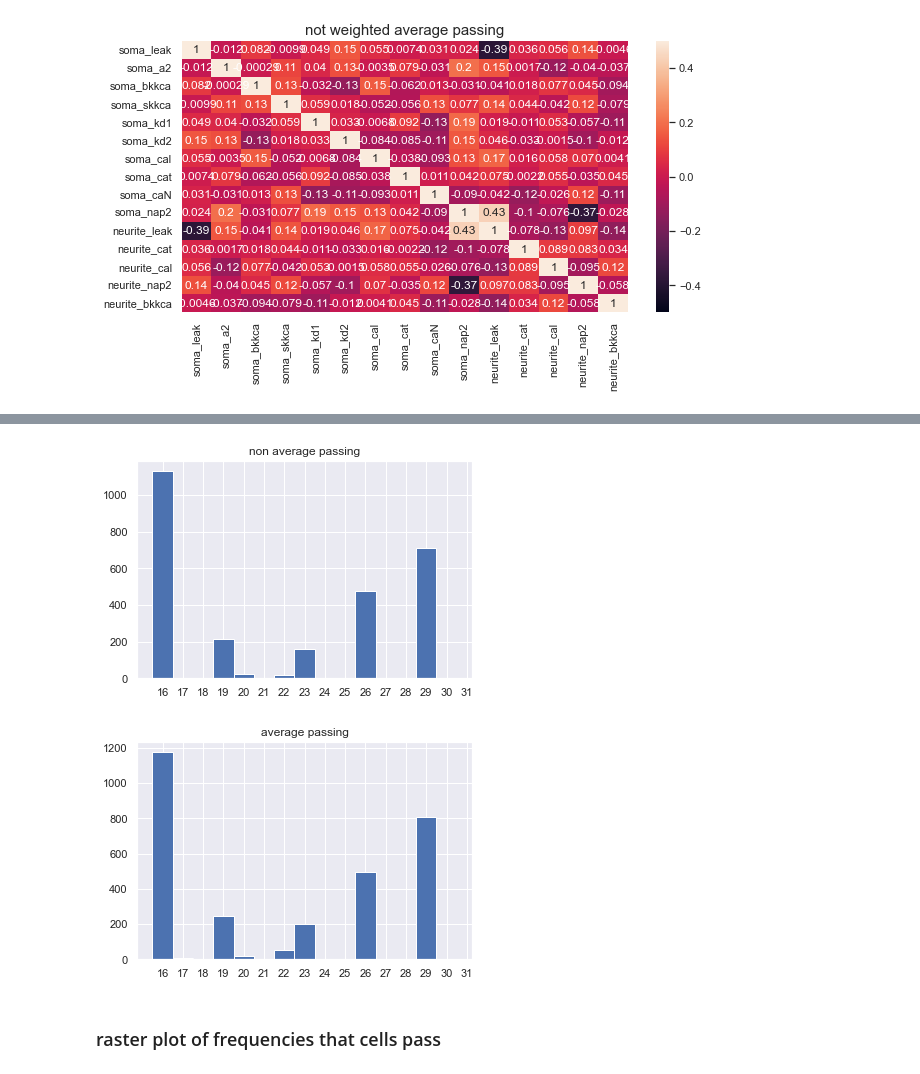
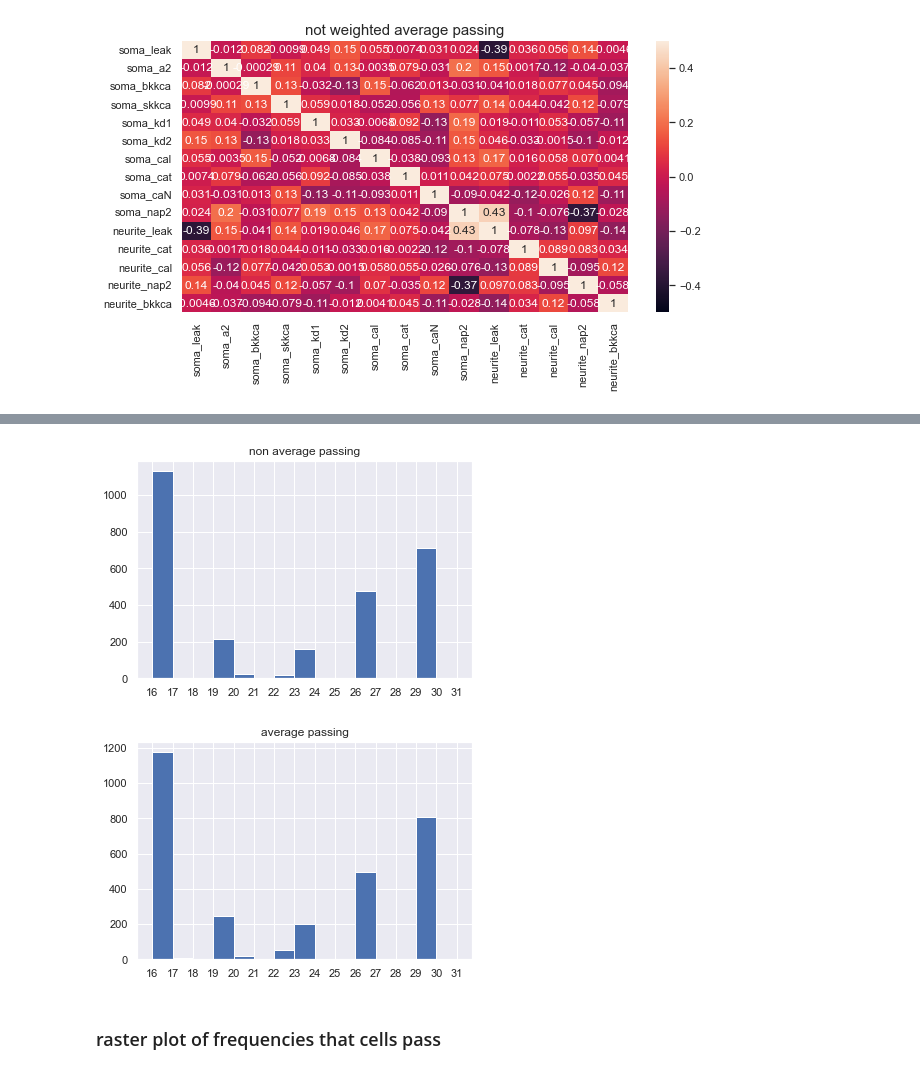
Before and after one commit to ddopp4877/CGProjectpub, a Jupyter notebook: Checkruns.ipynb, the cells around one changed output, grey strips where cells are left out. Saved outputs shown, nothing was run; the diff lists cells and outputs as text; code cells hidden in the pictures.

```diff
--- a/Checkruns.ipynb
+++ b/Checkruns.ipynb
@@ -325,3 +315,22 @@ plt.show()
+# %%
+#get the averaged networks which pass
+LV3passParamsAVG = np.array(pd.read_pickle(r"C:\Users\ddopp\source\repos\CGresults\AVG\output\LV3\passParamsRepeat.pkl"))
+codedAVG = np.loadtxt(r"C:\Users\ddopp\source\repos\CGresults\AVG\output\LV3\LV3RejectionResults.txt")
+[a,b] = codedAVG.shape
+netPassAVGI = np.array([1 if(np.all(codedAVG[:,i:i+5]==1)) else 0 for i in range(0,b,5)])# mark 1 if all cells in a net passed
+netPassAVGIdxs = np.repeat(netPassAVGI,5)#indices corresponding to the cells that pass so now we know at what frequency
+netPassAVGIdxs = np.where(netPassAVGIdxs==1)[0]
+#get the nonaveraged networks which pass
+LV3passParamsOG = np.array(pd.read_pickle(r'C:\Users\ddopp\source\repos\CGresults\notAVG\output\LV3\passParamsRepeat.pkl'))#the set used to make the average params
+coded = np.loadtxt(r'C:\Users\ddopp\source\repos\CGresults\notAVG\output\LV3\LV3RejectionResults.txt')
+[a,b] = coded.shape
+netPassOGI = np.array([1 if(np.all(coded[:,i:i+5]==1)) else 0 for i in range(0,b,5)])# mark 1 if all cells in a net passed#11200
+netPassOGIdxs = np.repeat(netPassOGI,5)#repeat so that each index is the same for all the cells in a single network, back to 56000
+netPassOGIdxs = np.where(netPassOGIdxs==1)[0]#find where in the array of 56000 passing+nonpassing where the whole network passes
+
+netFailOGI = np.array([1 if(np.any(coded[:,i:i+5]!=1)) else 0 for i in range(0,b,5)])# mark 1 if all cells in a net passed
+netFailOGIdxs = np.repeat(netFailOGI,5)#repeat so that each index is the same for all the cells in a single network, back to 56000
+netFailOGIdxs = np.where(netFailOGIdxs==1)[0]#find where in the array of 56000 passing+nonpassing where the whole network passes
 # %%
 SCfreqs = np.arange(16,32)
 SCfreqs = np.repeat(SCfreqs,5)
@@ -342,18 +359,18 @@ array([16, 17, 18, 19, 20, 21, 22, 23, 24, 25, 26, 27, 28, 29, 30, 31])
 # %%
 counts, bins = np.histogram(freqsnonavgpassing,bins=np.arange(16,32))
-plt.hist(freqsnonavgpassing,bins=bins, align='left')
+plt.hist(freqsnonavgpassing,bins=bins, align='mid')
 plt.xticks(np.arange(16,32),np.arange(16,32))
 plt.title('non average passing')
-plt.show()
+plt.savefig('non average passing')
 # %% [output]
-[figure, old version]
+[figure, new version]
 # %%
 counts, bins = np.histogram(freqsAVGpassing,bins=np.arange(16,32))
-plt.hist(freqsAVGpassing,bins=bins, align='left')
+plt.hist(freqsAVGpassing,bins=bins, align='mid')
 plt.xticks(np.arange(16,32),np.arange(16,32))
 plt.title('average passing')
-plt.show()
+plt.savefig('average passing')
 # %% [output]
-[figure, old version]
+[figure, new version]
 # %% [markdown]
 ### raster plot of frequencies that cells pass
```
Also changed, not shown: parts of 39 cells of this notebook, 11 other files.
